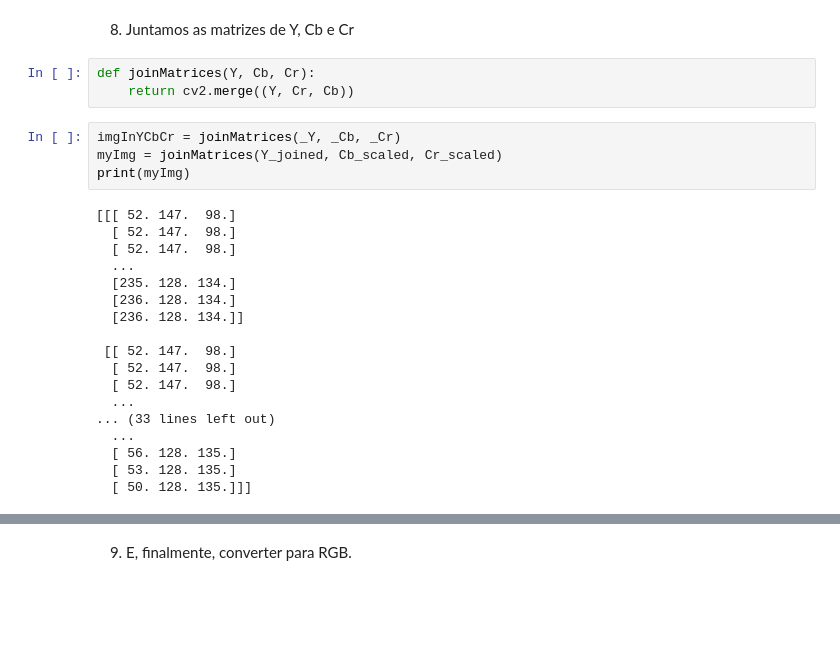
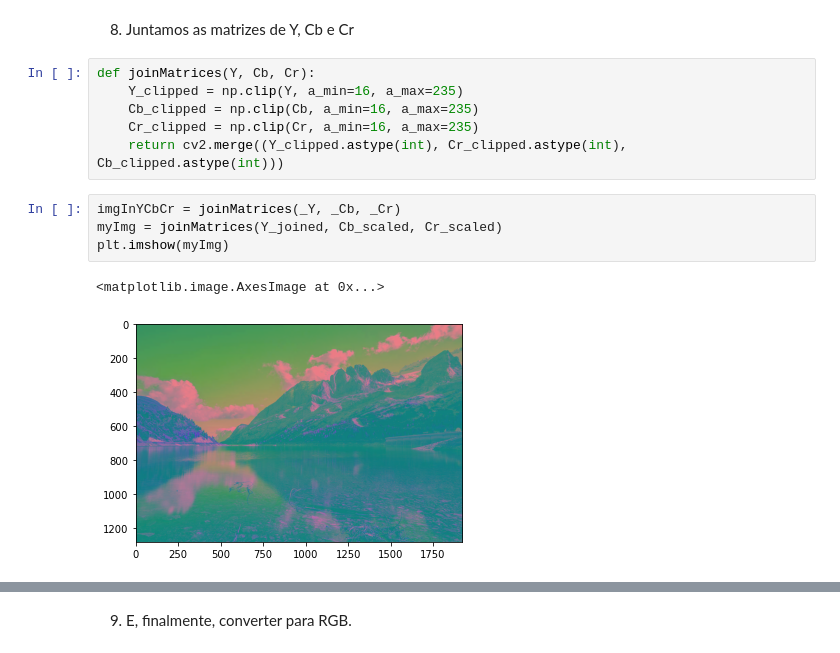
Before and after one commit to luiz-couto/image-compressor, a Jupyter notebook: img-compressor.ipynb, the cells around one changed output, grey strips where cells are left out. Saved outputs shown, nothing was run; the diff lists cells and outputs as text; blank space fills up the shorter version.

Commit message:
joinMatrices

```diff
--- a/img-compressor.ipynb
+++ b/img-compressor.ipynb
@@ -459,28 +459,16 @@ plt.imshow(Cr_scaled)
 [figure]
 # %% [markdown]
 8. Juntamos as matrizes de Y, Cb e Cr
-# %%
-def joinMatrices(Y, Cb, Cr):
-    return cv2.merge((Y, Cr, Cb))
+# %%
+def joinMatrices(Y, Cb, Cr):
+    Y_clipped = np.clip(Y, a_min=16, a_max=235)
+    Cb_clipped = np.clip(Cb, a_min=16, a_max=235)
+    Cr_clipped = np.clip(Cr, a_min=16, a_max=235)
+    return cv2.merge((Y_clipped.astype(int), Cr_clipped.astype(int), Cb_clipped.astype(int)))
 # %%
 imgInYCbCr = joinMatrices(_Y, _Cb, _Cr)
 myImg = joinMatrices(Y_joined, Cb_scaled, Cr_scaled)
-print(myImg)
+plt.imshow(myImg)
 # %% [output]
-[[[ 52. 147.  98.]
-  [ 52. 147.  98.]
-  [ 52. 147.  98.]
-  ...
-  [235. 128. 134.]
-  [236. 128. 134.]
-  [236. 128. 134.]]
-
- [[ 52. 147.  98.]
-  [ 52. 147.  98.]
-  [ 52. 147.  98.]
-  ...
-... (33 lines left out)
-  ...
-  [ 56. 128. 135.]
-  [ 53. 128. 135.]
-  [ 50. 128. 135.]]]
+<matplotlib.image.AxesImage at 0x...>
+[figure, added]
```
Also changed, not shown: parts of 3 cells of this notebook.
